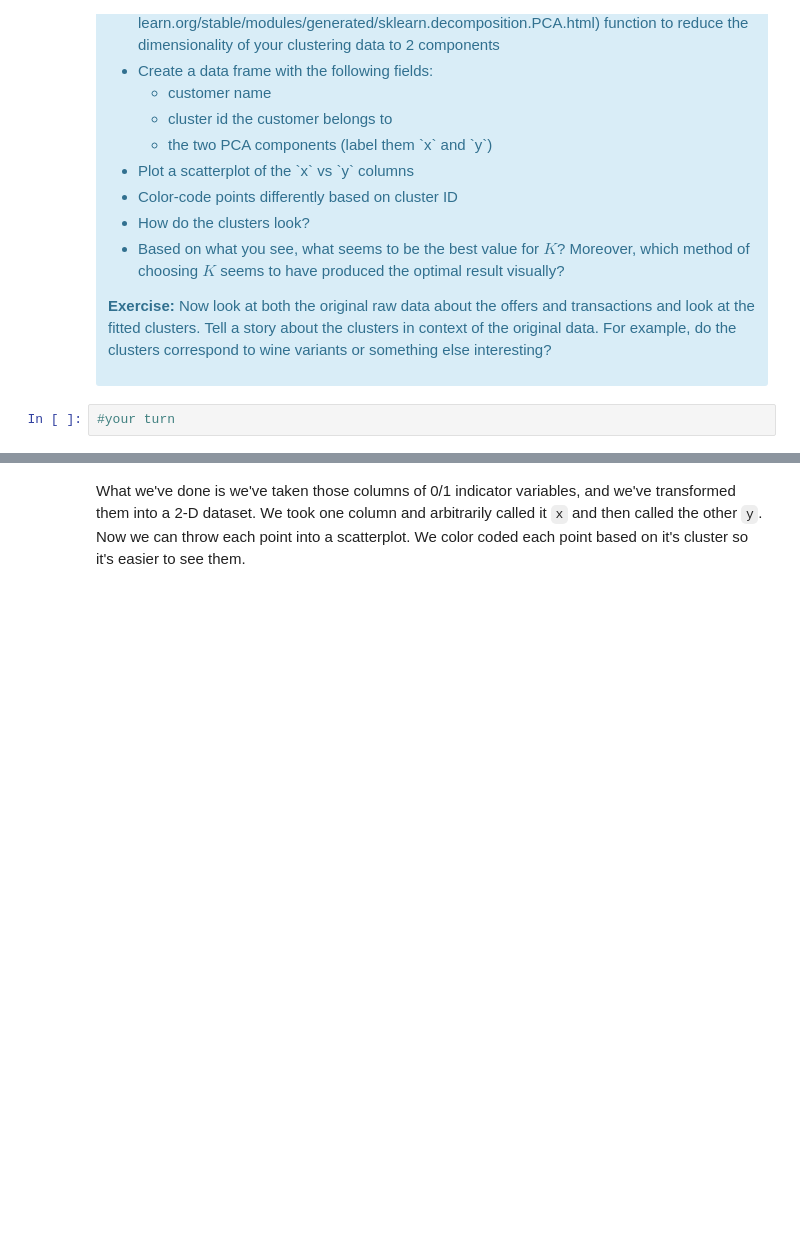
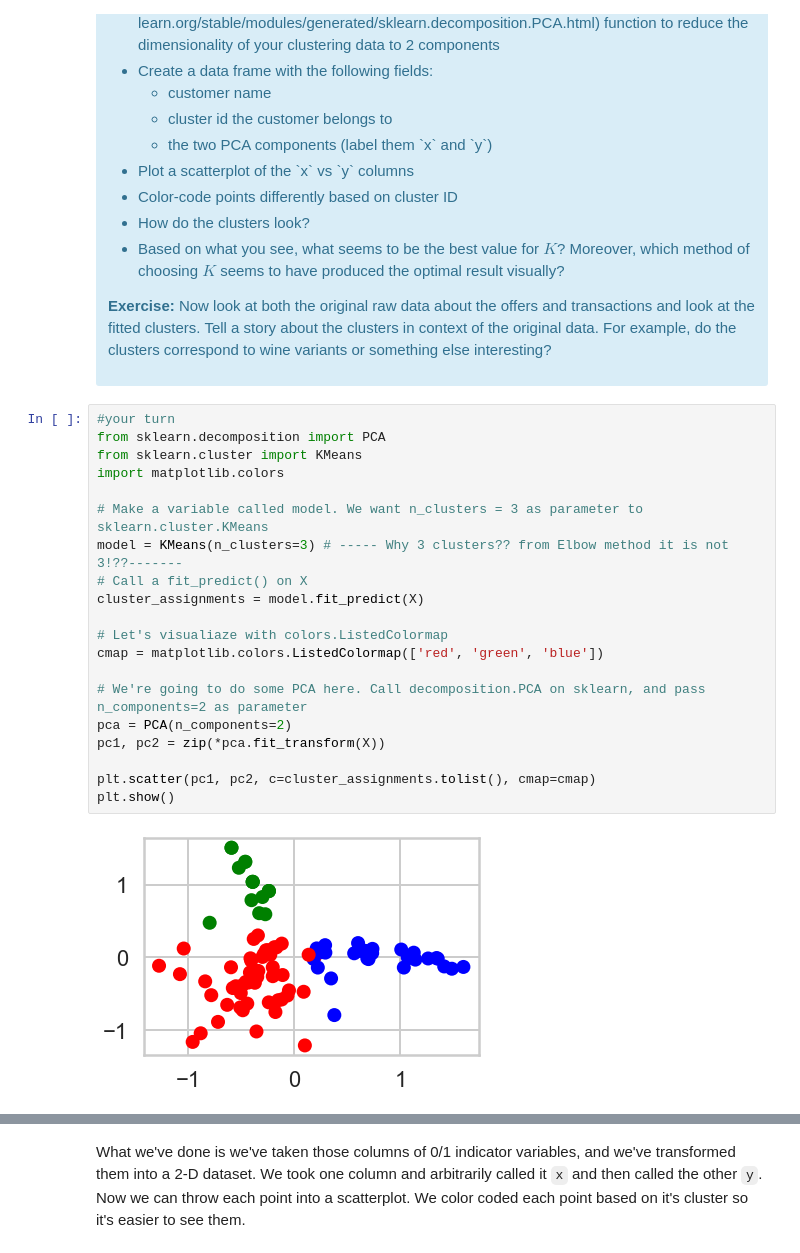
Before and after one commit to nehapatnaik2/Unsupervised-Machine-Learning--Clustering, a Jupyter notebook: Clustering Case Study - Customer Segmentation with K-Means - Tier 3.ipynb, the cells around one changed output, grey strips where cells are left out. Saved outputs shown, nothing was run; the diff lists cells and outputs as text; blank space fills up the shorter version.

```diff
--- a/Clustering Case Study - Customer Segmentation with K-Means - Tier 3.ipynb
+++ b/Clustering Case Study - Customer Segmentation with K-Means - Tier 3.ipynb
@@ -360,5 +369,25 @@ This is only one use of PCA for dimension reduction. We can also use PCA when we
 
 <p><b>Exercise:</b> Now look at both the original raw data about the offers and transactions and look at the fitted clusters. Tell a story about the clusters in context of the original data. For example, do the clusters correspond to wine variants or something else interesting?</p>
 </div>
-# %%
-#your turn
+# %%
+#your turn
+from sklearn.decomposition import PCA
+from sklearn.cluster import KMeans
+import matplotlib.colors
+
+# Make a variable called model. We want n_clusters = 3 as parameter to sklearn.cluster.KMeans
+model = KMeans(n_clusters=3) # ----- Why 3 clusters?? from Elbow method it is not 3!??-------
+# Call a fit_predict() on X
+cluster_assignments = model.fit_predict(X)
+
+# Let's visualiaze with colors.ListedColormap
+cmap = matplotlib.colors.ListedColormap(['red', 'green', 'blue'])
+
+# We're going to do some PCA here. Call decomposition.PCA on sklearn, and pass n_components=2 as parameter
+pca = PCA(n_components=2)
+pc1, pc2 = zip(*pca.fit_transform(X))
+
+plt.scatter(pc1, pc2, c=cluster_assignments.tolist(), cmap=cmap)
+plt.show()
+# %% [output]
+[figure, added]
```
Also changed, not shown: parts of 13 cells of this notebook.
